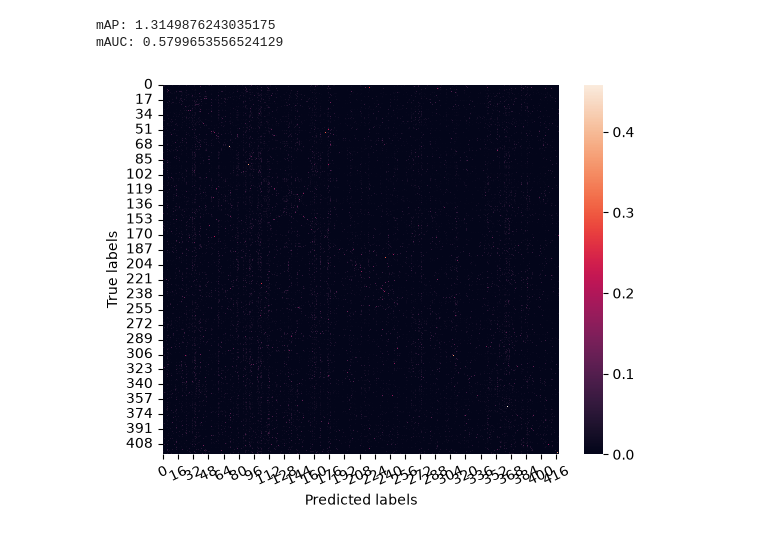
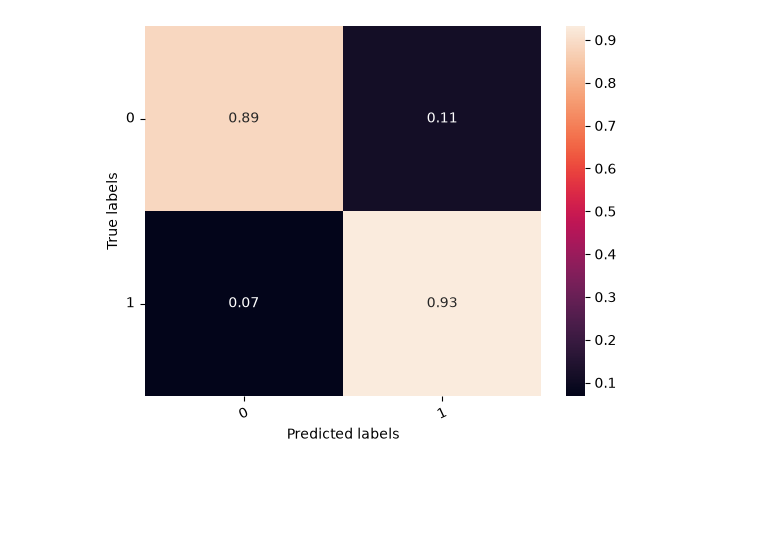
Before and after one commit to iDelfin/-species-analysis-cw-aml-26, a Jupyter notebook: randomForrestSpecie.ipynb, the cells around one changed output. Cells and saved outputs as stored; diff of their text form; code cells hidden in the pictures; blank space fills up the shorter version.

```diff
--- a/randomForrestSpecie.ipynb
+++ b/randomForrestSpecie.ipynb
@@ -243,13 +128,19 @@ print(len(np.unique(y_train_2_pp)))
+# %%
+#Train validation split
+
+#Stratify by species and present
+stratify_crit = train_df['present'].astype(str)
+
+train_set, valid_set = train_test_split(train_df, test_size=0.25, random_state=SEED, shuffle=True, stratify=stratify_crit)
 # %%
-rfc2 = RandomForestClassifier(criterion="entropy")
-rfc2 = rfc2.fit(X_train_2_pp, y_train_2_pp)
+rfc = RandomForestClassifier(criterion="entropy", random_state=SEED)
+rfc = rfc.fit(train_set.drop("present",axis=1), train_set["present"])
 # %%
-pred_2_pp = rfc2.predict(X_test_2_pp)
-acc_t_rfc2 = rfc2.score(X_train_2_pp, y_train_2_pp)
-acc_rfc2 = rfc2.score(X_test_2_pp, y_test_2_pp)
-matrix_2 = confusion_matrix(y_test_2_pp, pred_2_pp)
-matrix_2 = matrix_2.astype('float') / matrix_2.sum(axis=1)[:, np.newaxis]
-print(f"{'='*10}\nTrain: {acc_t_rfc2*100:.2f}%\nTest: {acc_rfc2*100:.2f}%")
-pred_prob_2 = rfc2.predict_proba(X_test_2_pp)
+pred_pp = rfc.predict(valid_set.drop("present",axis=1))
+acc_t_rfc = rfc.score(train_set.drop("present",axis=1), train_set["present"])
+acc_rfc = rfc.score(valid_set.drop("present",axis=1), valid_set["present"])
+pred_prob = rfc.predict_proba(valid_set.drop("present",axis=1))
+print(f"{'='*10}\nTrain: {acc_t_rfc*100:.2f}%\nValidation: {acc_rfc*100:.2f}%")
+#pred_4 = clf_4.predict(X_test)
 # %% [output]
 ==========
@@ -258,28 +157,25 @@ Test: 1.85%
 # %%
-proba_2 = rfc2.predict_proba(X_test_2_pp)
-classes = rfc2.classes_
+aps = {}
+aus = {}
 
-Y_bin = label_binarize(y_test_2_pp, classes=classes)
+for sp, g in train_set.groupby("species"):
+    prob_pred_sp = rfc.predict_proba(g.drop("present", axis=1))
+    aps[sp] = average_precision_score(g["present"], prob_pred_sp[:, 1])
 
-aps, aucs = {}, {}
-for k, sp in enumerate(classes):
-    pos = Y_bin[:, k].sum()
-    aps[sp] = average_precision_score(Y_bin[:, k], pred_prob_2[:, k])
+    fpr, tpr, _ = roc_curve(g["present"], prob_pred_sp[:, 1])
 
-mAP = 100 * np.mean(list(aps.values()))
-mAUC = roc_auc_score(y_test_2_pp, pred_prob_2, multi_class="ovr", average="macro")
-
-print(f"mAP: {mAP}\nmAUC: {mAUC}")
+mAP = np.mean(list(aps.values()))
+mean_tpr = np.mean(tpr, axis=0)
+#mean_tpr[0], mean_tpr[-1] = 0, 1
-# %% [output]
-mAP: 1.3149876243035175
-mAUC: 0.5799653556524129
 # %%
-sns.heatmap(matrix_2, annot=False, fmt=".2f")
+matrix = confusion_matrix(valid_set["present"], pred_pp)
+matrix = matrix.astype('float') / matrix.sum(axis=1)[:, np.newaxis]
+sns.heatmap(matrix, annot=True, fmt=".2f")
 plt.xticks(rotation=25)
 plt.yticks(rotation=0)
 plt.xlabel("Predicted labels")
 plt.ylabel("True labels")
 plt.show()
 # %% [output]
-[figure, old version]
+[figure, new version]
 # %%
```
Also changed, not shown: parts of 15 cells of this notebook, 3 other files.
